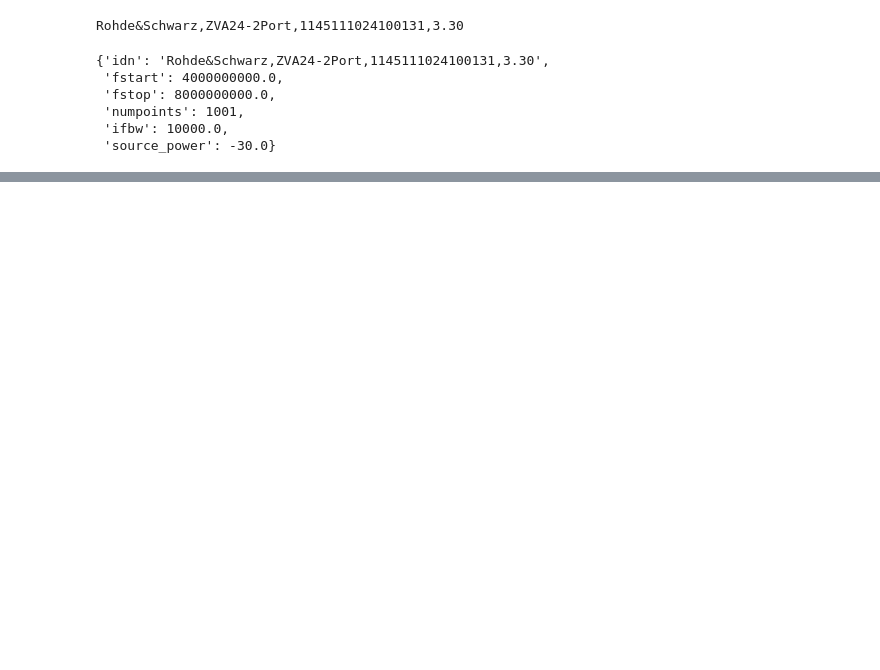
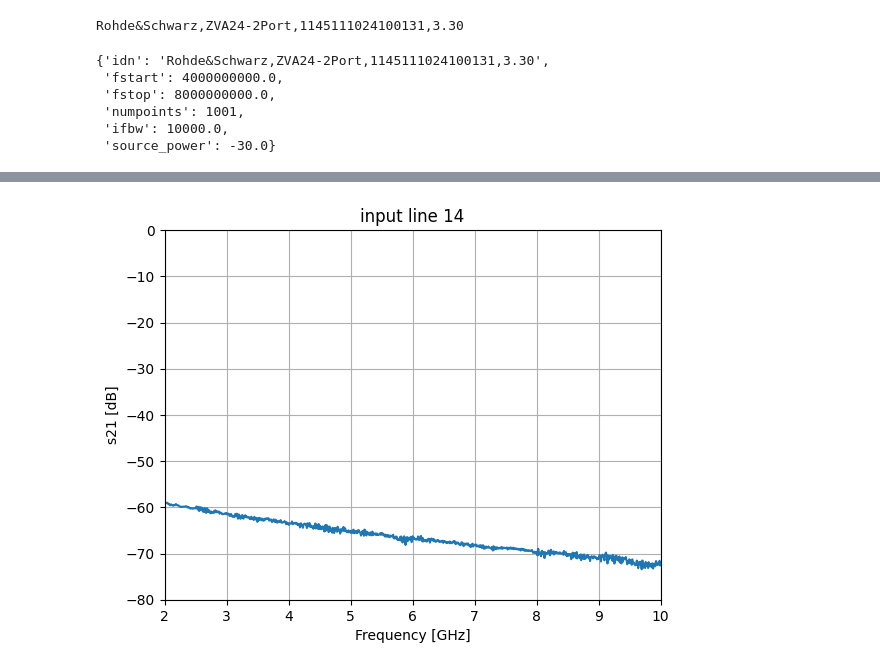
Before and after one commit to lafefspietz/qna-data-summer-2026, a Jupyter notebook: data/room-temperature-tests/vna-trace.ipynb, the cells around one changed output, grey strips where cells are left out. Drawn from its saved outputs; the diff is of its cells as text; code cells hidden in the pictures; blank space fills up the shorter version.

```diff
--- a/data/room-temperature-tests/vna-trace.ipynb
+++ b/data/room-temperature-tests/vna-trace.ipynb
@@ -125,0 +152,11 @@ plt.savefig('vna-trace-rfout1-amp-no-isolator.png', dpi=300, bbox_inches='tight'
+# %%
+plt.plot(fghz, trace)
+plt.xlim(fghz[0], fghz[-1])
+plt.ylim(-80, 0)
+plt.grid()
+plt.xlabel('Frequency [GHz]')
+plt.ylabel('s21 [dB]')
+plt.title('input line 14')
+plt.savefig('input-line-14.png', dpi=300, bbox_inches='tight')
+# %% [output]
+[figure, added]
```
Also changed, not shown: parts of 4 cells of this notebook, 13 other files.
